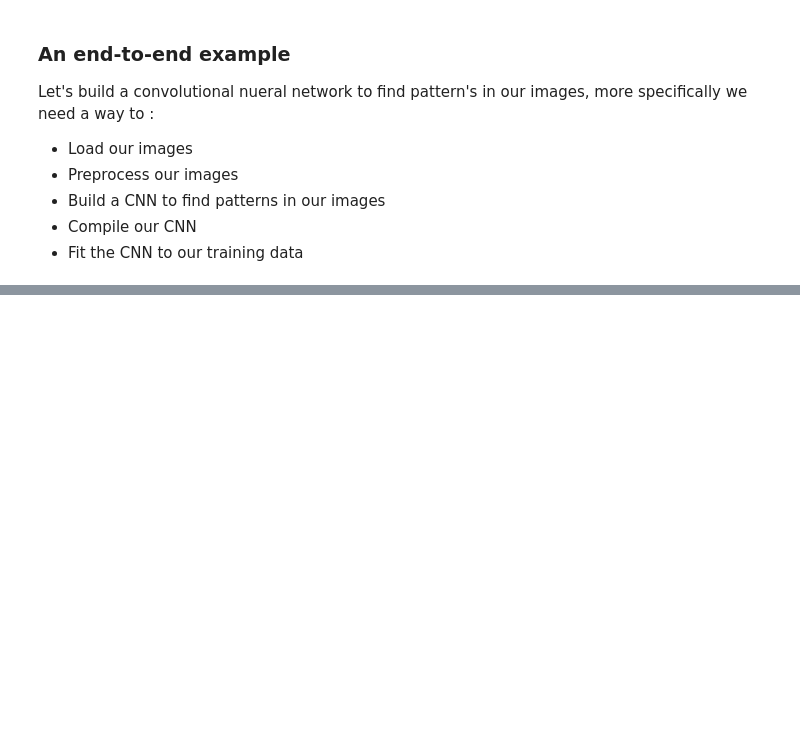
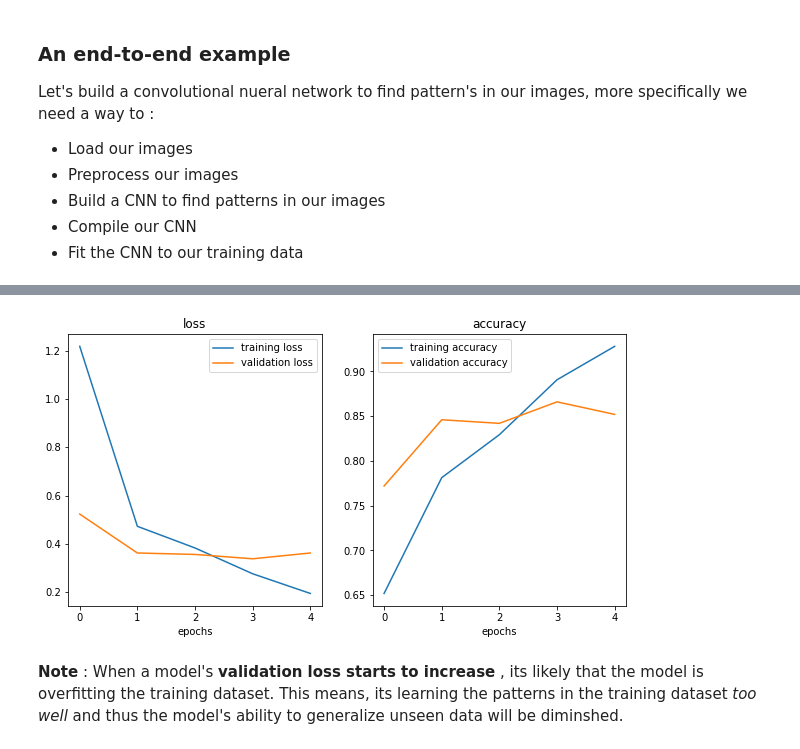
Before and after one commit to srikant-ai/Deep_Learning_TensorFlow, a Jupyter notebook: Introduction_to_Computer_Vision_With_TensorFlow.ipynb, the cells around one changed output, grey strips where cells are left out. Saved outputs shown, nothing was run; the diff lists cells and outputs as text; code cells hidden in the pictures; blank space fills up the shorter version.

```diff
--- a/Introduction_to_Computer_Vision_With_TensorFlow.ipynb
+++ b/Introduction_to_Computer_Vision_With_TensorFlow.ipynb
@@ -291,0 +554,36 @@ _________________________________________________________________
+# %%
+def plot_loss_curves(history):
+  """
+  return separate loss curves for training and validation metrics.
+  """
+  loss = history.history["loss"]
+  val_loss = history.history["val_loss"]
+
+  accuracy = history.history["accuracy"]
+  val_accuracy = history.history["val_accuracy"]
+
+  epochs = range(len(history.history['loss']))
+
+  # plot loss
+  plt.figure(figsize=(10,5))
+  plt.subplot(1,2,1)
+  plt.plot(epochs , loss ,label ='training loss')
+  plt.plot(epochs , val_loss ,label ='validation loss')
+  plt.title('loss')
+  plt.xlabel('epochs')
+  plt.legend()
+
+  # plot accuracy
+  plt.subplot(1,2,2)
+  plt.plot(epochs , accuracy ,label ='training accuracy')
+  plt.plot(epochs , val_accuracy ,label ='validation accuracy')
+  plt.title('accuracy')
+  plt.xlabel('epochs')
+  plt.legend()
+# %%
+# check loss and accuracy of model_4
+plot_loss_curves(history_4)
+# %% [output]
+[figure, added]
+# %% [markdown]
+**Note** : When a model's **validation loss starts to increase** , its likely that the model is overfitting the training dataset. This means, its learning the patterns in the training dataset *too well* and thus the model's ability to generalize unseen data will be diminshed.
```
Also changed, not shown: parts of 37 cells of this notebook.
